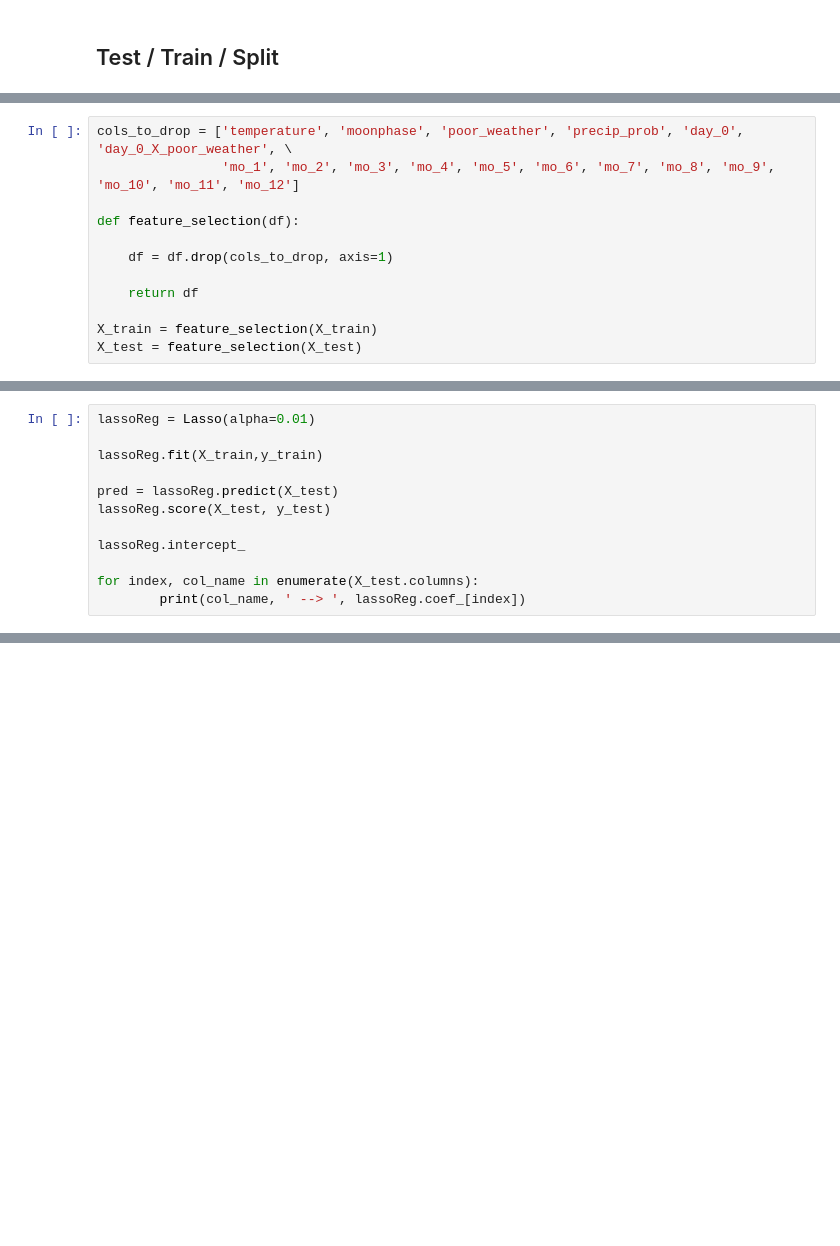
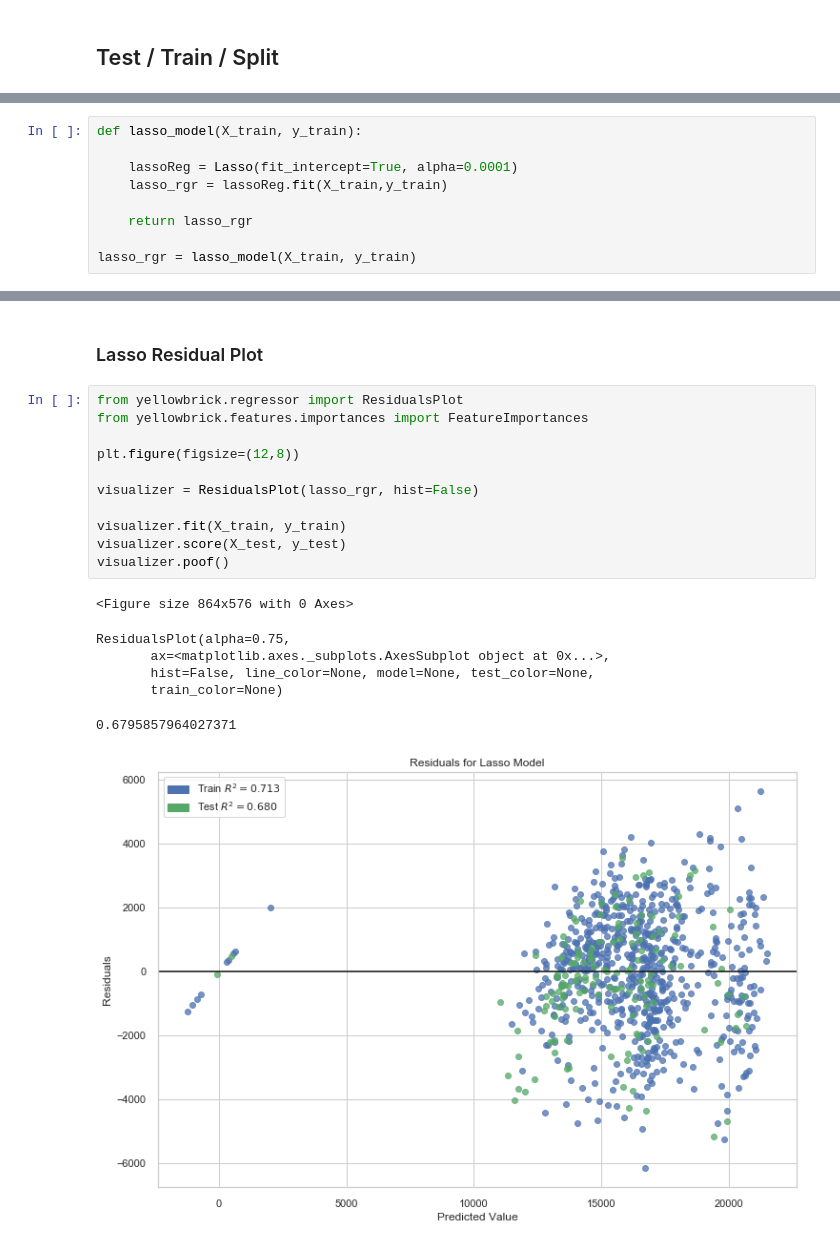
Before and after one commit to maks-p/restaurant_sales_forecasting, a Jupyter notebook: baseline_linear.ipynb, the cells around one changed output, grey strips where cells are left out. Cells and saved outputs as stored; diff of their text form; blank space fills up the shorter version.

```diff
--- a/baseline_linear.ipynb
+++ b/baseline_linear.ipynb
@@ -403,12 +583,0 @@ Index(['apparent_temperature', 'moonphase', 'precip_prob', 'temperature',
-# %%
-cols_to_drop = ['temperature', 'moonphase', 'poor_weather', 'precip_prob', 'day_0', 'day_0_X_poor_weather', \
-                'mo_1', 'mo_2', 'mo_3', 'mo_4', 'mo_5', 'mo_6', 'mo_7', 'mo_8', 'mo_9', 'mo_10', 'mo_11', 'mo_12']
-
-def feature_selection(df):
-
-    df = df.drop(cols_to_drop, axis=1)
-
-    return df
-
-X_train = feature_selection(X_train)
-X_test = feature_selection(X_test)
@@ -455,12 +629,0 @@ day_6_X_mo_12  -->  -3380604921955.241
-# %%
-lassoReg = Lasso(alpha=0.01)
-
-lassoReg.fit(X_train,y_train)
-
-pred = lassoReg.predict(X_test)
-lassoReg.score(X_test, y_test)
-
-lassoReg.intercept_
-
-for index, col_name in enumerate(X_test.columns):
-        print(col_name, ' --> ', lassoReg.coef_[index])
@@ -489,0 +632,9 @@ day_6_X_mo_12  -->  42.93091003324952
+# %%
+def lasso_model(X_train, y_train):
+
+    lassoReg = Lasso(fit_intercept=True, alpha=0.0001)
+    lasso_rgr = lassoReg.fit(X_train,y_train)
+
+    return lasso_rgr
+
+lasso_rgr = lasso_model(X_train, y_train)
@@ -489,0 +661,21 @@ day_6_X_mo_12  -->  42.93091003324952
+# %% [markdown]
+### Lasso Residual Plot
+# %%
+from yellowbrick.regressor import ResidualsPlot
+from yellowbrick.features.importances import FeatureImportances
+
+plt.figure(figsize=(12,8))
+
+visualizer = ResidualsPlot(lasso_rgr, hist=False)
+
+visualizer.fit(X_train, y_train)
+visualizer.score(X_test, y_test)
+visualizer.poof()
+# %% [output]
+<Figure size 864x576 with 0 Axes>
+ResidualsPlot(alpha=0.75,
+       ax=<matplotlib.axes._subplots.AxesSubplot object at 0x...>,
+       hist=False, line_color=None, model=None, test_color=None,
+       train_color=None)
+0.6795857964027371
+[figure, added]
```
Also changed, not shown: parts of 49 cells of this notebook, 3 other files.
